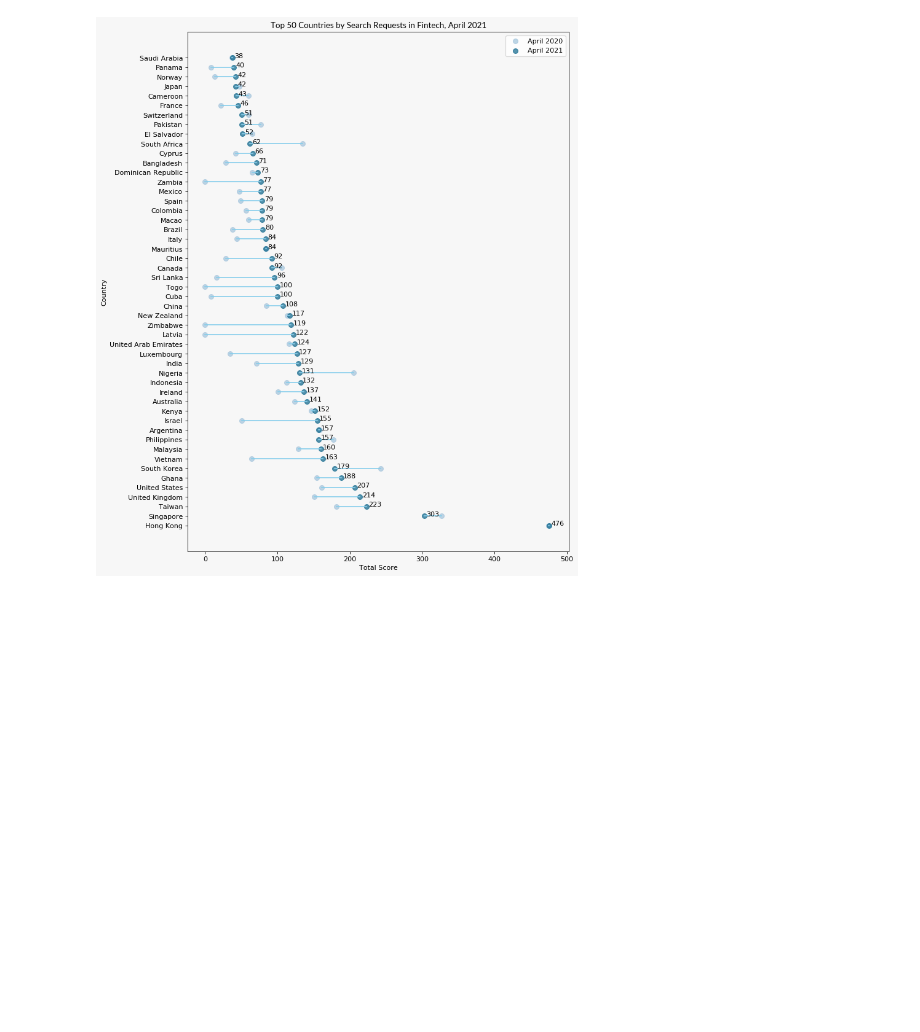
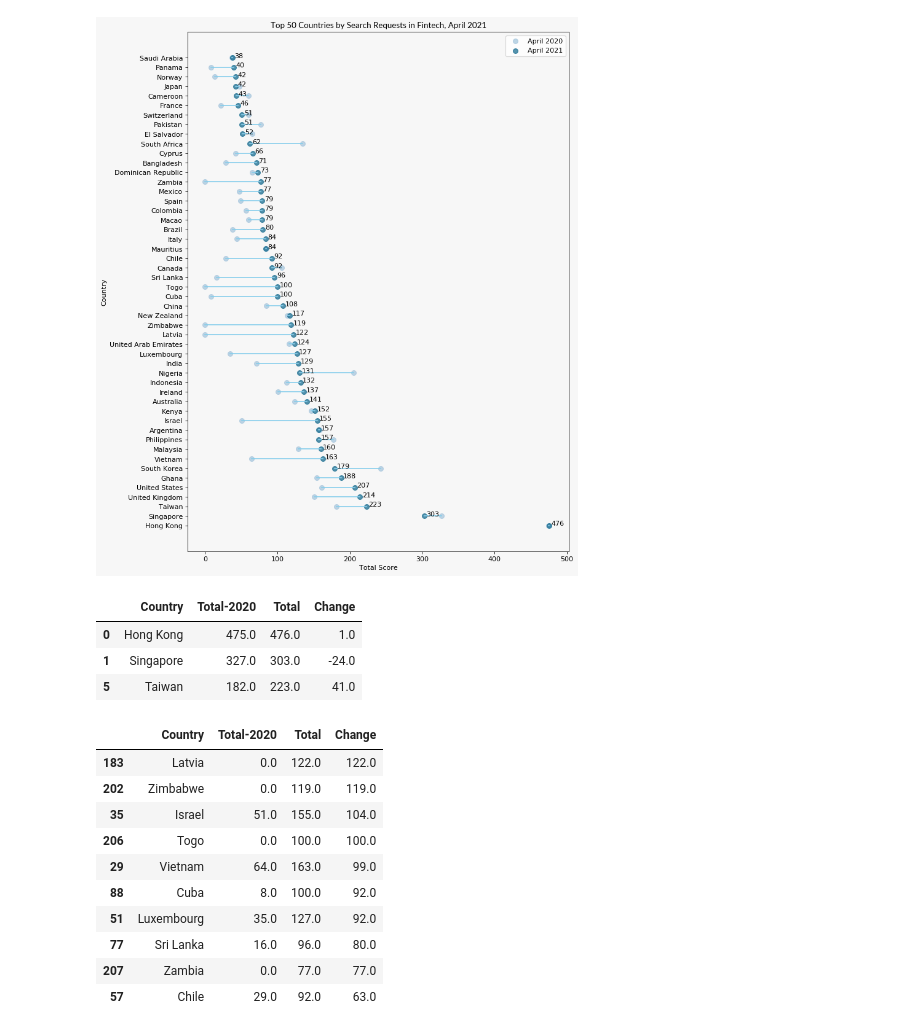
Before and after one commit to yerzhankaratay/FNN, a Jupyter notebook: Last Year and Current Year Comparison.ipynb, the cells around one changed output. Drawn from its saved outputs; the diff is of its cells as text; code cells hidden in the pictures; blank space fills up the shorter version.

```diff
--- a/Last Year and Current Year Comparison.ipynb
+++ b/Last Year and Current Year Comparison.ipynb
@@ -110,8 +110,29 @@ plt.show()
 [figure]
 # %%
 df['Change'] = df['Total'] - df['Total-2020']
+# %%
+df.head(3)
+# %% [output]
+|  | Country | Total-2020 | Total | Change |
+| 0 | Hong Kong | 475.0 | 476.0 | 1.0 |
+| 1 | Singapore | 327.0 | 303.0 | -24.0 |
+| 5 | Taiwan | 182.0 | 223.0 | 41.0 |
 # %%
 change_50 = df.sort_values('Change', ascending=False).head(50)
+# %%
+change_50.head(10)
+# %% [output]
+|  | Country | Total-2020 | Total | Change |
+| 183 | Latvia | 0.0 | 122.0 | 122.0 |
+| 202 | Zimbabwe | 0.0 | 119.0 | 119.0 |
+| 35 | Israel | 51.0 | 155.0 | 104.0 |
+| 206 | Togo | 0.0 | 100.0 | 100.0 |
+| 29 | Vietnam | 64.0 | 163.0 | 99.0 |
+| 88 | Cuba | 8.0 | 100.0 | 92.0 |
+| 51 | Luxembourg | 35.0 | 127.0 | 92.0 |
+| 77 | Sri Lanka | 16.0 | 96.0 | 80.0 |
+| 207 | Zambia | 0.0 | 77.0 | 77.0 |
+| 57 | Chile | 29.0 | 92.0 | 63.0 |
 # %%
 import plotly.graph_objects as go
 
```
